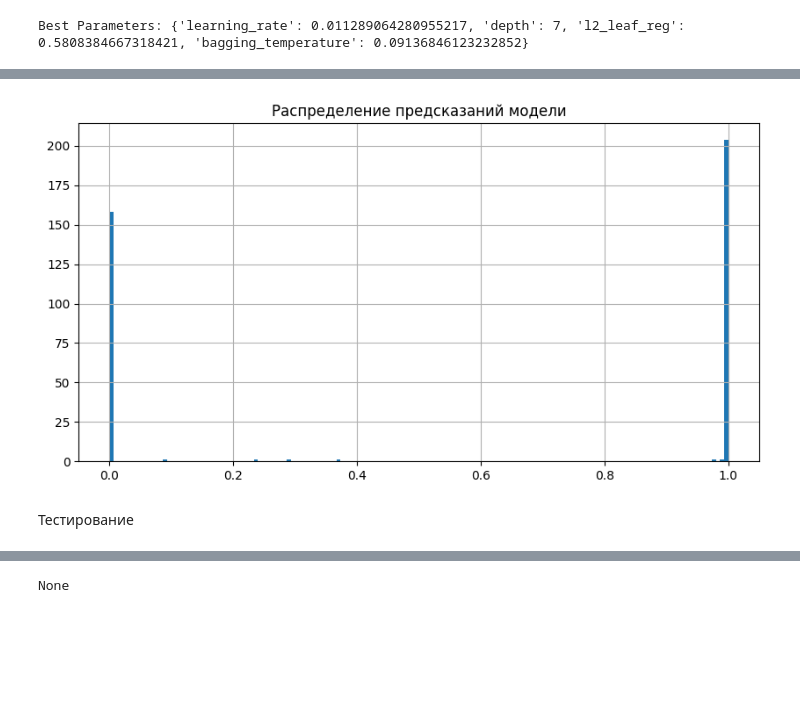
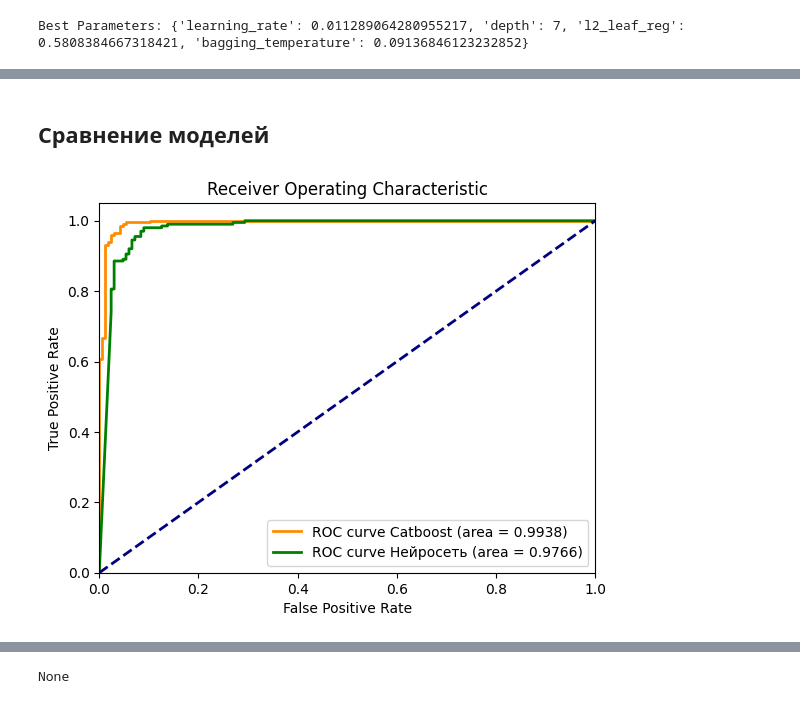
Before and after one commit to PaLashilo/paronyms2, a Jupyter notebook: model.ipynb, the cells around one changed output, grey strips where cells are left out. Saved outputs shown, nothing was run; the diff lists cells and outputs as text; code cells hidden in the pictures; blank space fills up the shorter version.

Commit message:
model comparing

```diff
--- a/model.ipynb
+++ b/model.ipynb
@@ -211,7 +231,7 @@ cat_model = CatBoostClassifier(verbose=0, **best_params)
 cat_model.fit(X_train, y_train)
 best_predictions = cat_model.predict(X_test)
 best_mae = mean_absolute_error(y_test, best_predictions)
-predictions = cat_model.predict_proba(X_test)
+cat_predictions = cat_model.predict_proba(X_test)
 
 print('Best Parameters:', best_params)
 # %% [output]
@@ -461,8 +382,6 @@ plt.show()
-# %%
-nn_pred_table.preds.hist(bins=150, figsize=(10, 5))
-plt.title("Распределение предсказаний модели")
-None
-# %% [output]
-[figure, removed]
-# %% [markdown]
-Тестирование
+# %% [markdown]
+## Сравнение моделей
+# %%
+plot_roc_curve(y_test, cat_predictions[:, 1], y_test, nn_predictions)
+# %% [output]
+[figure, added]
```
Also changed, not shown: parts of 47 cells of this notebook, 2 other files.
